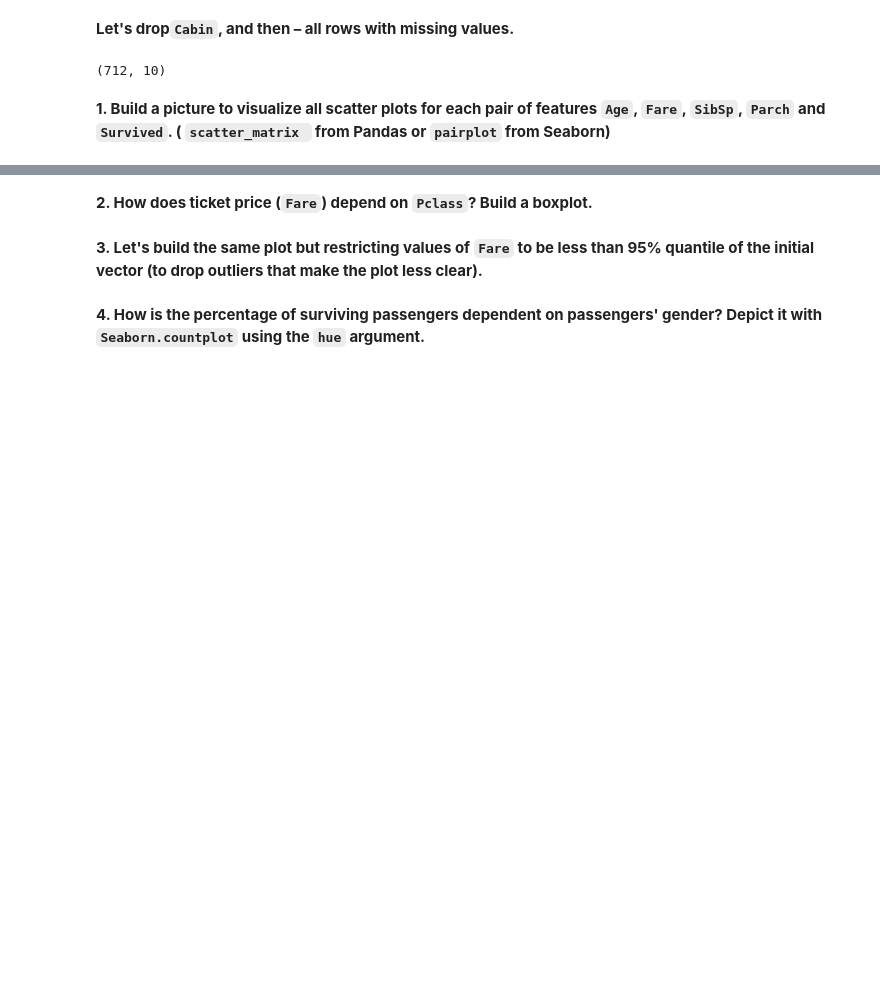
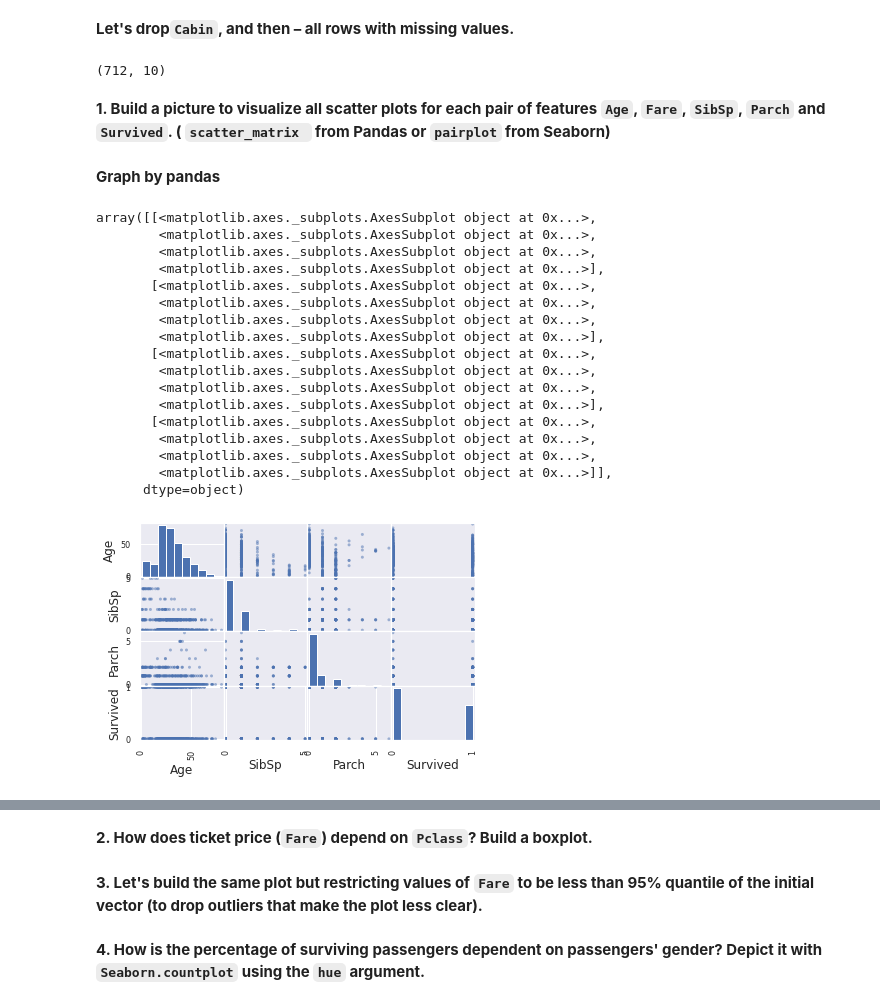
Before and after one commit to spiralhead/mlcourse.ai, a Jupyter notebook: jupyter_english/topic02_visual_data_analysis/topic2_practice_visual_titanic.ipynb, the cells around one changed output, grey strips where cells are left out. Cells and saved outputs as stored; diff of their text form; code cells hidden in the pictures; blank space fills up the shorter version.

```diff
--- a/jupyter_english/topic02_visual_data_analysis/topic2_practice_visual_titanic.ipynb
+++ b/jupyter_english/topic02_visual_data_analysis/topic2_practice_visual_titanic.ipynb
@@ -102,0 +101,27 @@ train_df.shape
+# %%
+from IPython.display import Markdown, display
+def printmd(string):
+    display(Markdown(string))
+features = ['Age','SibSp', 'Parch','Survived']
+printmd('**Graph by pandas**')
+pd.plotting.scatter_matrix(train_df[features])
+# %% [output]
+**Graph by pandas**
+array([[<matplotlib.axes._subplots.AxesSubplot object at 0x...>,
+        <matplotlib.axes._subplots.AxesSubplot object at 0x...>,
+        <matplotlib.axes._subplots.AxesSubplot object at 0x...>,
+        <matplotlib.axes._subplots.AxesSubplot object at 0x...>],
+       [<matplotlib.axes._subplots.AxesSubplot object at 0x...>,
+        <matplotlib.axes._subplots.AxesSubplot object at 0x...>,
+        <matplotlib.axes._subplots.AxesSubplot object at 0x...>,
+        <matplotlib.axes._subplots.AxesSubplot object at 0x...>],
+       [<matplotlib.axes._subplots.AxesSubplot object at 0x...>,
+        <matplotlib.axes._subplots.AxesSubplot object at 0x...>,
+        <matplotlib.axes._subplots.AxesSubplot object at 0x...>,
+        <matplotlib.axes._subplots.AxesSubplot object at 0x...>],
+       [<matplotlib.axes._subplots.AxesSubplot object at 0x...>,
+        <matplotlib.axes._subplots.AxesSubplot object at 0x...>,
+        <matplotlib.axes._subplots.AxesSubplot object at 0x...>,
+        <matplotlib.axes._subplots.AxesSubplot object at 0x...>]],
+      dtype=object)
+[figure, added]
```
Also changed, not shown: parts of 3 cells of this notebook.
